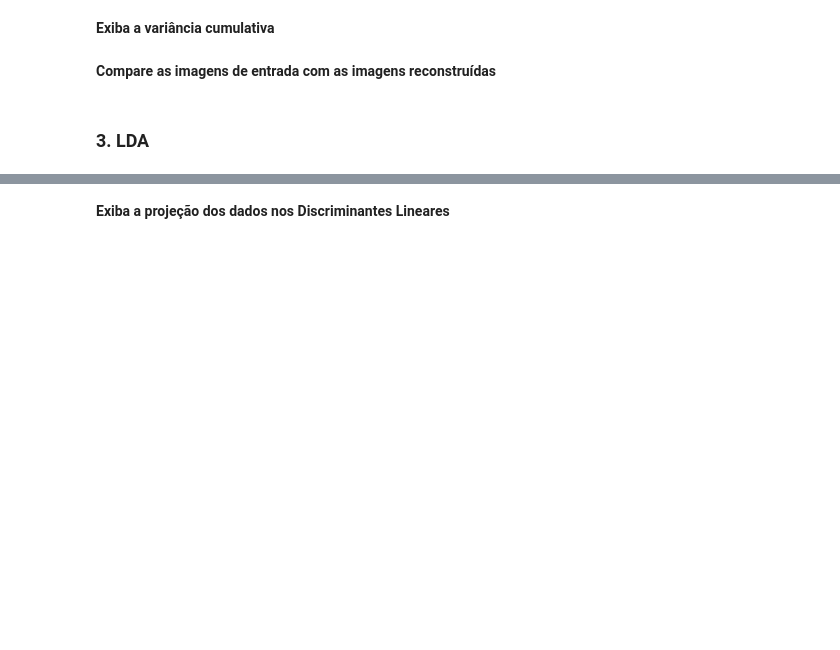
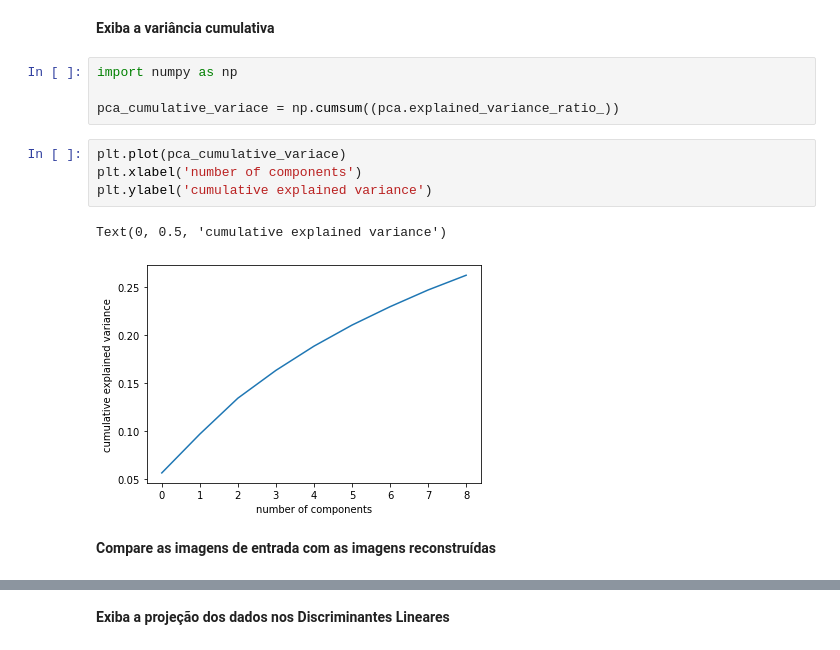
Before and after one commit to lcbm/cs-machine-learning, a Jupyter notebook: yo_MNIST.ipynb, the cells around one changed output, grey strips where cells are left out. Drawn from its saved outputs; the diff is of its cells as text; blank space fills up the shorter version.

```diff
--- a/yo_MNIST.ipynb
+++ b/yo_MNIST.ipynb
@@ -28,6 +98,15 @@ PCA e LDA: MNIST
 # %% [markdown]
 **Exiba a variância cumulativa**
+# %%
+import numpy as np
+
+pca_cumulative_variace = np.cumsum((pca.explained_variance_ratio_))
+# %%
+plt.plot(pca_cumulative_variace)
+plt.xlabel('number of components')
+plt.ylabel('cumulative explained variance')
+# %% [output]
+Text(0, 0.5, 'cumulative explained variance')
+[figure, added]
 # %% [markdown]
 **Compare as imagens de entrada com as imagens reconstruídas**
-# %% [markdown]
-### 3. LDA
```
Also changed, not shown: parts of 36 cells of this notebook.
